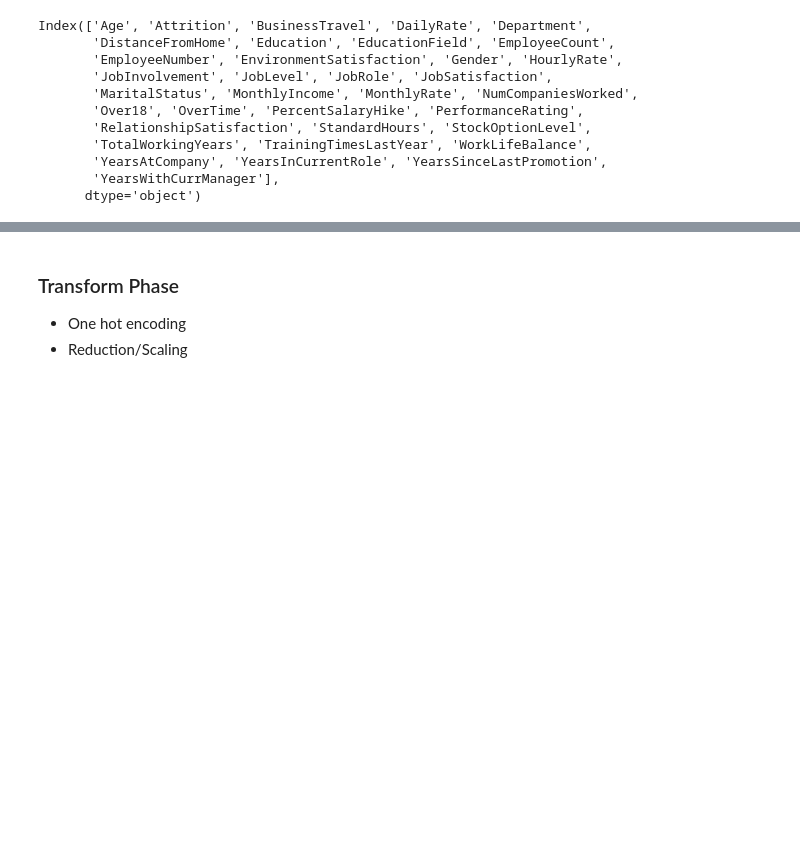
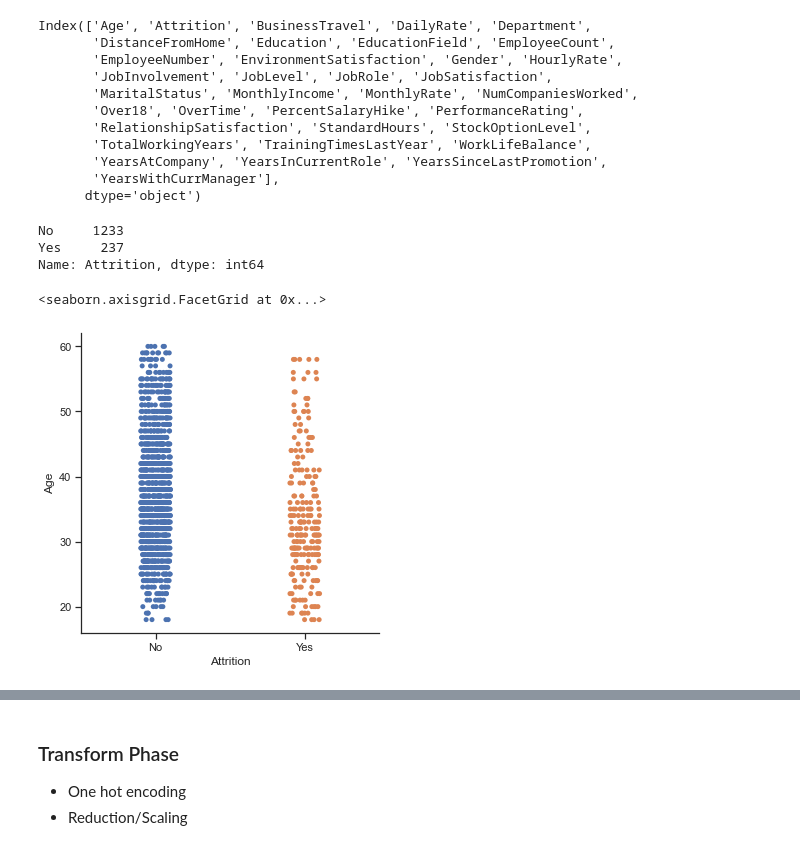
Before and after one commit to lykkelig/Group6_Final_Project, a Jupyter notebook: Exploratory_Data.ipynb, the cells around one changed output, grey strips where cells are left out. Drawn from its saved outputs; the diff is of its cells as text; code cells hidden in the pictures; blank space fills up the shorter version.

Commit message:
Exploratory data visualizations

```diff
--- a/Exploratory_Data.ipynb
+++ b/Exploratory_Data.ipynb
@@ -193,3 +193,19 @@ Index(['Age', 'Attrition', 'BusinessTravel', 'DailyRate', 'Department',
        'YearsAtCompany', 'YearsInCurrentRole', 'YearsSinceLastPromotion',
        'YearsWithCurrManager'],
       dtype='object')
+# %%
+hr_df['Attrition'].value_counts()
+# %% [output]
+No     1233
+Yes     237
+Name: Attrition, dtype: int64
+# %%
+import seaborn as sns
+import matplotlib.pyplot as plt
+
+sns.set_theme(style='ticks', color_codes = True)
+# %%
+sns.catplot(x = 'Attrition', y = 'Age', order = ['No', 'Yes'], data=hr_df)
+# %% [output]
+<seaborn.axisgrid.FacetGrid at 0x...>
+[figure, added]
```
Also changed, not shown: parts of 34 cells of this notebook.
